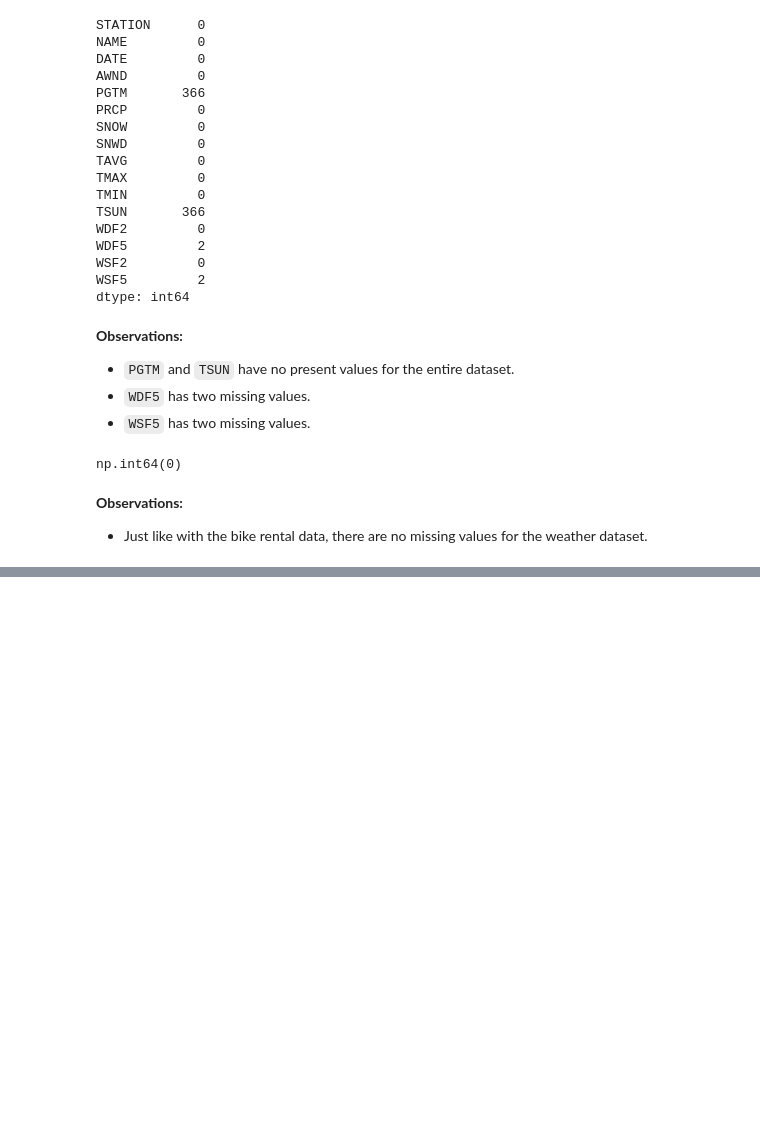
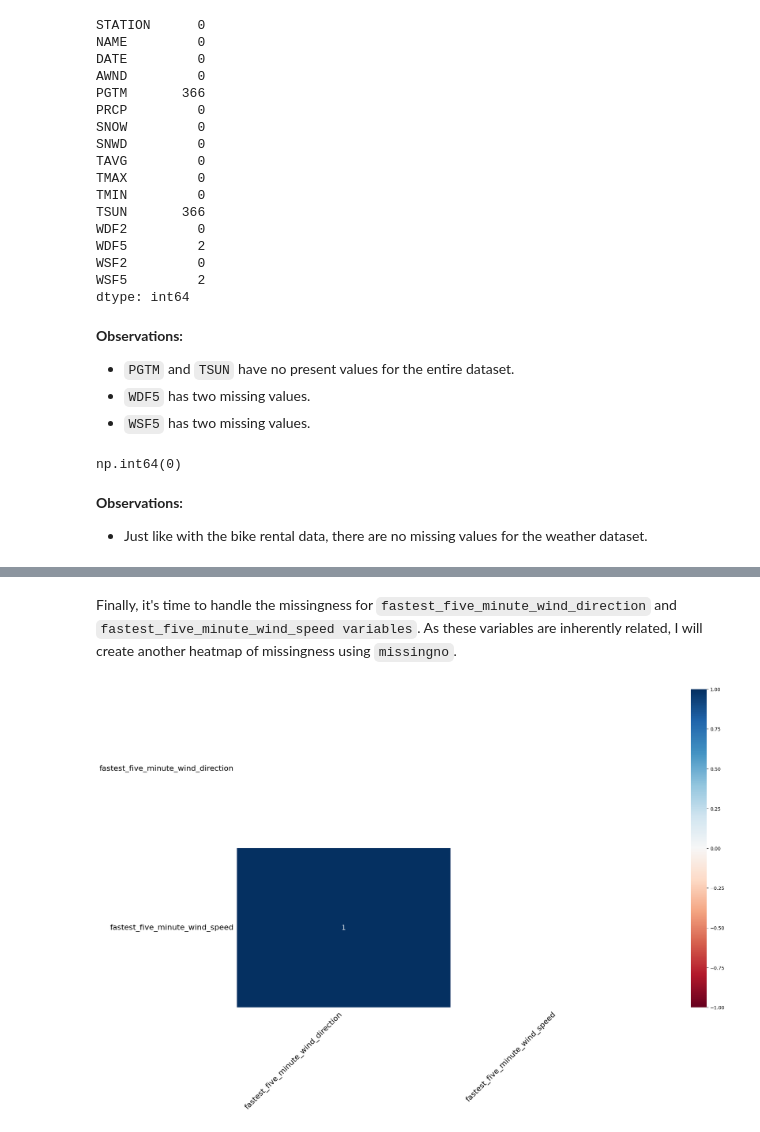
Before and after one commit to charliemarshall1996/bike-rental-data-management, a Jupyter notebook: bike_rental_data_management.ipynb, the cells around one changed output, grey strips where cells are left out. Drawn from its saved outputs; the diff is of its cells as text; code cells hidden in the pictures; blank space fills up the shorter version.

```diff
--- a/bike_rental_data_management.ipynb
+++ b/bike_rental_data_management.ipynb
@@ -287,0 +641,6 @@ np.int64(0)
+# %%
+# Drop 'PGTM' and 'TSUN' columns
+weather_df.drop(columns=['PGTM', 'TSUN'], axis=1, inplace=True)
+
+# Verify
+weather_df.head()
@@ -287,0 +656,6 @@ np.int64(0)
+# %%
+# Drop 'STATION' and 'NAME' columns
+weather_df.drop(columns=['STATION', 'NAME'], axis=1, inplace=True)
+
+# Verify
+weather_df.head()
@@ -287,0 +671,6 @@ np.int64(0)
+# %%
+# transform to datetime
+weather_df['DATE'] = pd.to_datetime(weather_df['DATE'])
+
+# Verify
+weather_df.dtypes
@@ -287,0 +706,20 @@ np.int64(0)
+# %%
+# Create dictionary to map new column names
+new_column_names = {'DATE': 'date',
+                    'AWND': 'avg_wind_speed',
+                    'PRCP': 'precipitation',
+                    'SNOW': 'snow_amount',
+                    'SNWD': 'snow_depth',
+                    'TAVG': 'avg_temperature',
+                    'TMAX': 'max_temperature',
+                    'TMIN': 'min_temperature',
+                    'WDF2': 'fastest_two_minute_wind_direction',
+                    'WDF5': 'fastest_five_minute_wind_direction',
+                    'WSF2': 'fastest_two_minute_wind_speed',
+                    'WSF5': 'fastest_five_minute_wind_speed'}
+
+# Rename columns
+weather_df.rename(columns=new_column_names, inplace=True)
+
+# Verify
+weather_df.head()
@@ -287,0 +733,11 @@ np.int64(0)
+# %% [markdown]
+Finally, it's time to handle the missingness for `fastest_five_minute_wind_direction` and `fastest_five_minute_wind_speed variables`. As these variables are inherently related, I will create another heatmap of missingness using `missingno`.
+# %%
+# Create heatmap
+heatmap = mn.heatmap(weather_df)
+fig = heatmap.get_figure()
+
+# Show
+fig.show()
+# %% [output]
+[figure, added]
```
Also changed, not shown: parts of 68 cells of this notebook, 2 other files.
